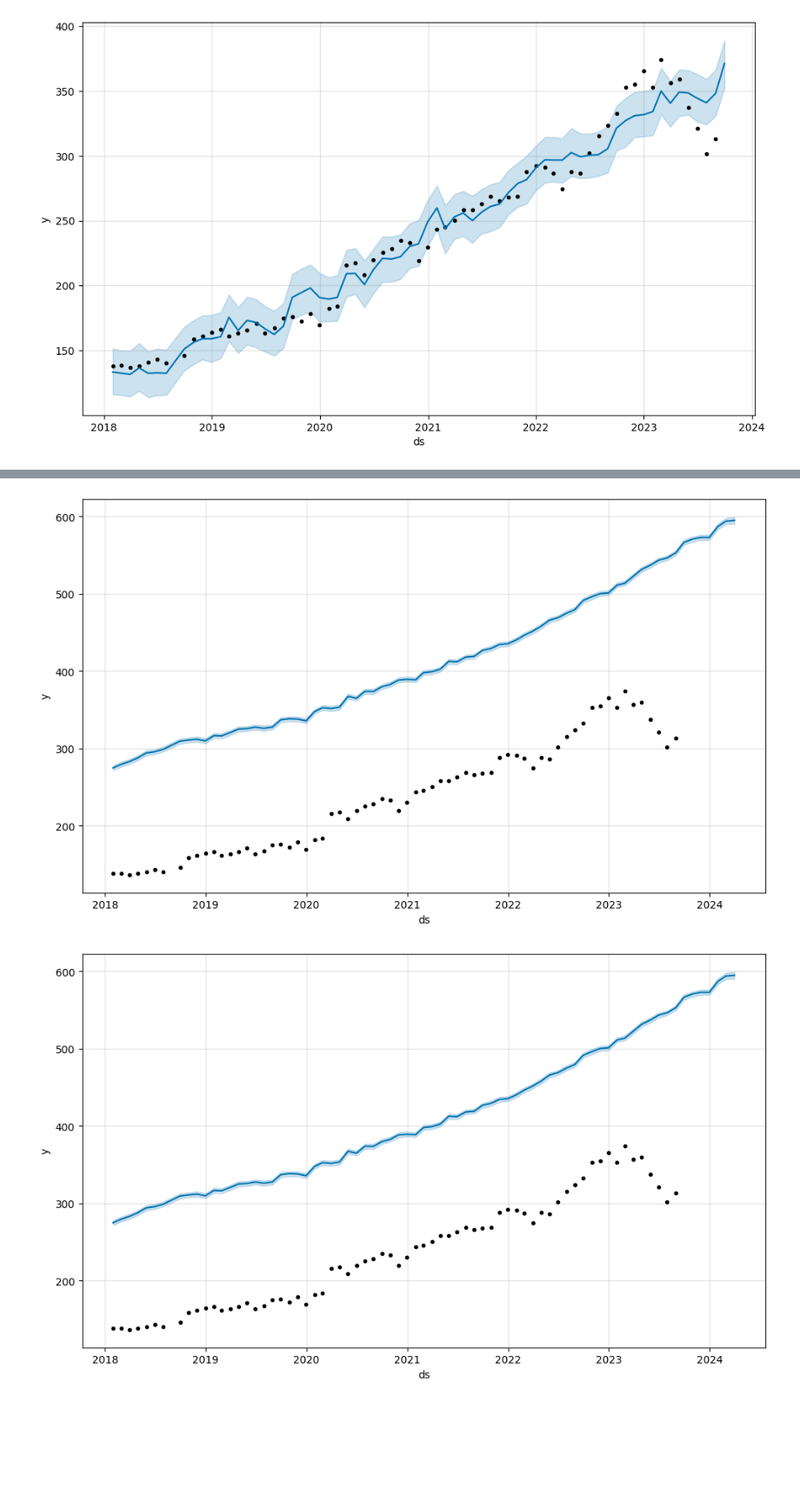
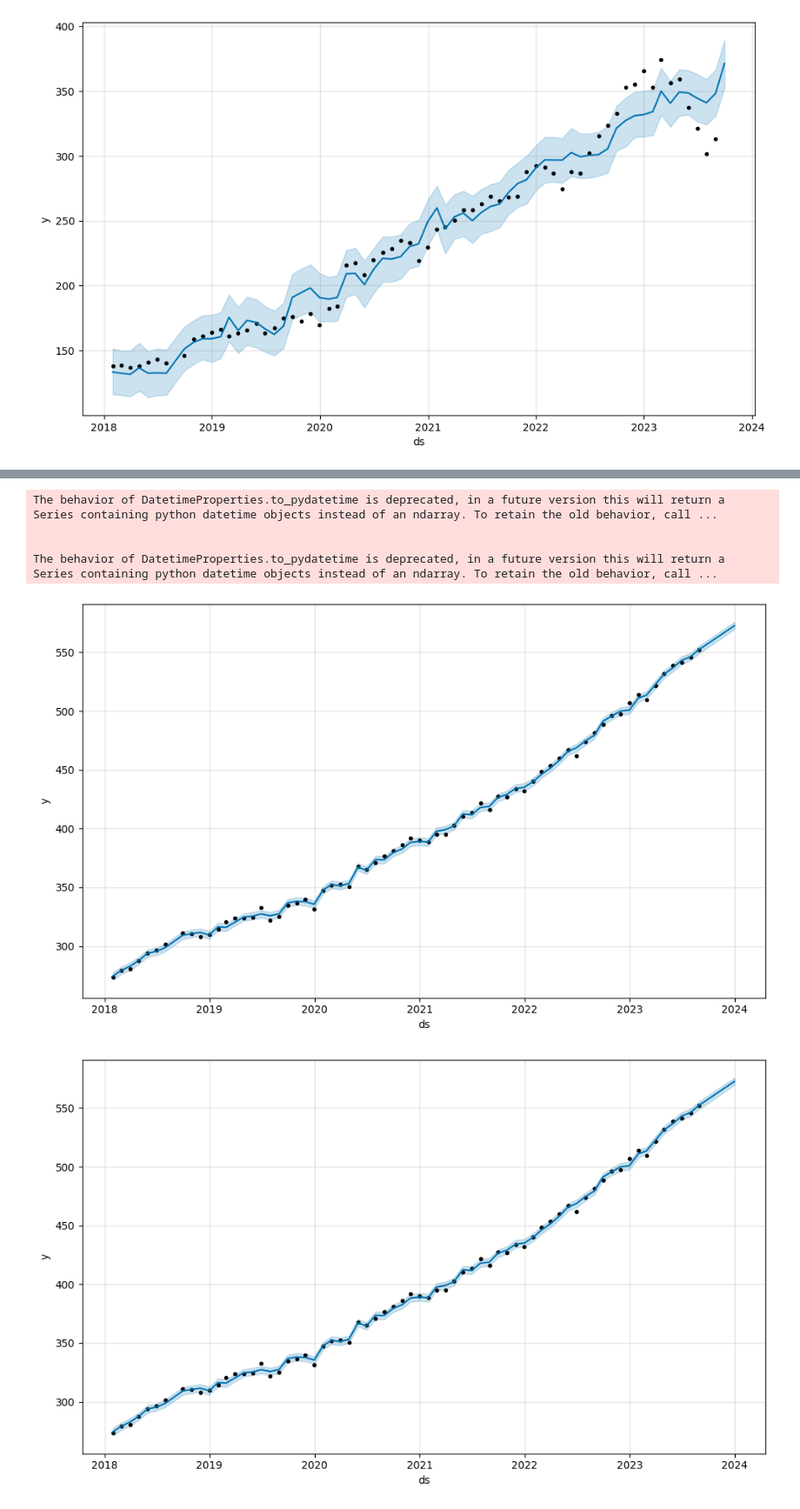
Before and after one commit to leowader/api-monitoreo-financiero, a Jupyter notebook: src/data/prediccionesDeuda.ipynb, the cells around one changed output, grey strips where cells are left out. Shown at 87% size. Drawn from its saved outputs; the diff is of its cells as text; code cells hidden in the pictures; blank space fills up the shorter version.

```diff
--- a/src/data/prediccionesDeuda.ipynb
+++ b/src/data/prediccionesDeuda.ipynb
@@ -95,6 +119,6 @@ m2.fit(df)
 <prophet.forecaster.Prophet at 0x...>
 # %%
-future2 = m2.make_future_dataframe(periods=7,freq='M')
+future2 = m2.make_future_dataframe(periods=1,freq='A')
 future2.tail()
 # %% [output]
 |  | ds |
@@ -123,6 +147,10 @@ forecast2[['ds','yhat','yhat_lower', 'yhat_upper' ]]
 # %%
 args2 = forecast2[['ds','yhat','yhat_lower', 'yhat_upper']]
-m.plot(forecast2)
+m2.plot(forecast2)
 # %% [output]
+The behavior of DatetimeProperties.to_pydatetime is deprecated, in a future version this will return a Series containing python datetime objects instead of an ndarray. To retain the old behavior, call ...
+
+
+The behavior of DatetimeProperties.to_pydatetime is deprecated, in a future version this will return a Series containing python datetime objects instead of an ndarray. To retain the old behavior, call ...
-[figure, old version]
+[figure, new version]
-[figure, old version]
+[figure, new version]
```
Also changed, not shown: parts of 15 cells of this notebook.
